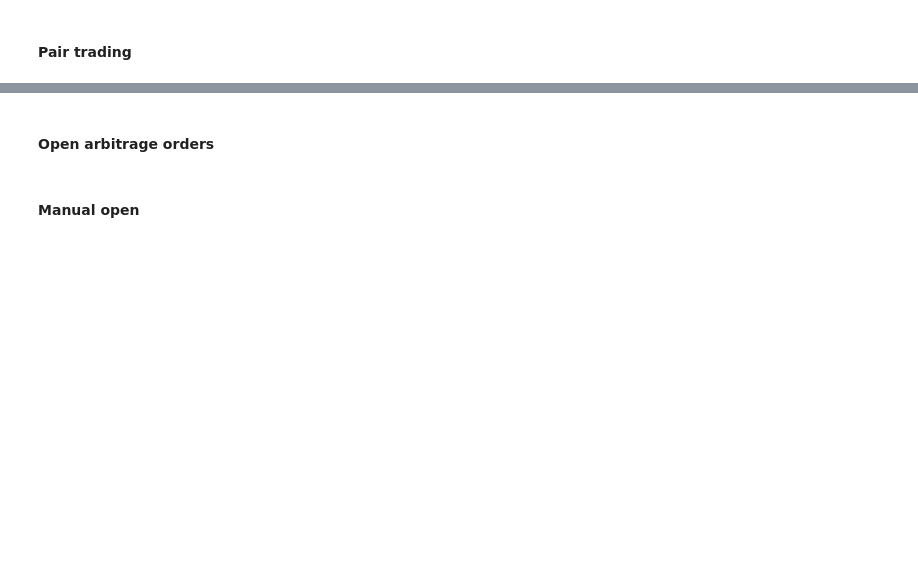
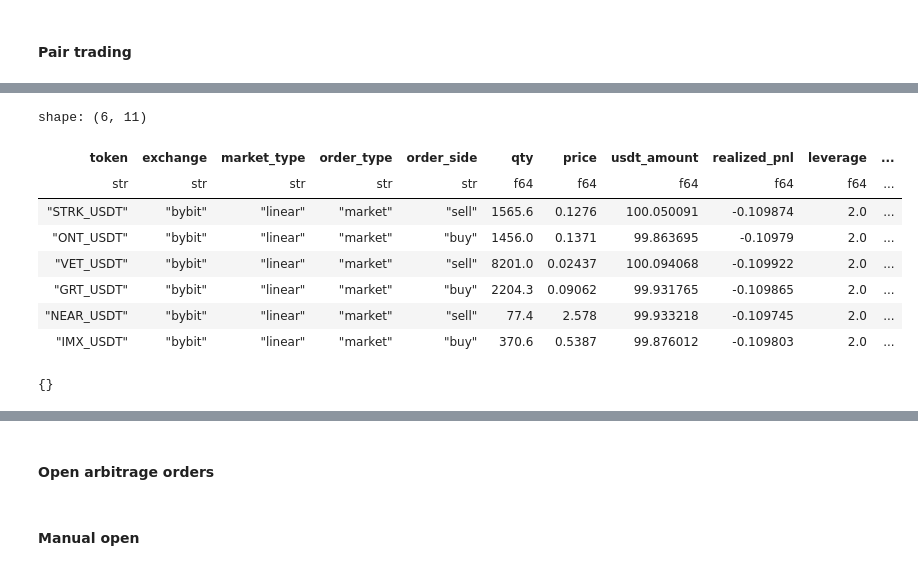
Before and after one commit to elterion/jaref_bot, a Jupyter notebook: 0. Open orders.ipynb, the cells around one changed output, grey strips where cells are left out. Drawn from its saved outputs; the diff is of its cells as text; code cells hidden in the pictures; blank space fills up the shorter version.

```diff
--- a/0. Open orders.ipynb
+++ b/0. Open orders.ipynb
@@ -257,0 +197,5 @@ choice(low_in_params)
+# %%
+@lru_cache
+def set_leverage_cached(token, leverage):
+    set_leverage(demo=demo, exc='bybit_linear', symbol=token + '_USDT', leverage=leverage)
+    logger.info(f'Leverage for {token} changing to {leverage}...')
@@ -257,0 +304,17 @@ choice(low_in_params)
+# %%
+demo = True
+exchange = 'bybit'
+min_order = 50
+max_position = 100
+leverage = 2
+fee_rate = 0.00055
+# %%
+for _, token_1, token_2, tf, wind, low_in, high_in, low_out, high_out in sorted_params:
+    set_leverage_cached(token=token_1, leverage=leverage)
+    set_leverage_cached(token=token_2, leverage=leverage)
+# %%
+end_time = datetime.now().replace(tzinfo=ZoneInfo("Europe/Moscow"))
+start_time = end_time - timedelta(hours = 48)
+cols_to_drop = ('exchange', 'market_type', 'bid_price', 'bid_size', 'ask_price', 'ask_size')
+
+z_score_df = pl.DataFrame()
@@ -257,0 +604,18 @@ choice(low_in_params)
+# %%
+current_orders = postgre_manager.get_table('current_orders', df_type='polars')
+current_orders
+# %% [output]
+shape: (6, 11)
+| token | exchange | market_type | order_type | order_side | qty | price | usdt_amount | realized_pnl | leverage | ... |
+| str | str | str | str | str | f64 | f64 | f64 | f64 | f64 | ... |
+| "STRK_USDT" | "bybit" | "linear" | "market" | "sell" | 1565.6 | 0.1276 | 100.050091 | -0.109874 | 2.0 | ... |
+| "ONT_USDT" | "bybit" | "linear" | "market" | "buy" | 1456.0 | 0.1371 | 99.863695 | -0.10979 | 2.0 | ... |
+| "VET_USDT" | "bybit" | "linear" | "market" | "sell" | 8201.0 | 0.02437 | 100.094068 | -0.109922 | 2.0 | ... |
+| "GRT_USDT" | "bybit" | "linear" | "market" | "buy" | 2204.3 | 0.09062 | 99.931765 | -0.109865 | 2.0 | ... |
+| "NEAR_USDT" | "bybit" | "linear" | "market" | "sell" | 77.4 | 2.578 | 99.933218 | -0.109745 | 2.0 | ... |
+| "IMX_USDT" | "bybit" | "linear" | "market" | "buy" | 370.6 | 0.5387 | 99.876012 | -0.109803 | 2.0 | ... |
+# %%
+pending_orders = redis_orders.get_pending_orders()
+pending_orders
+# %% [output]
+{}
```
Also changed, not shown: parts of 28 cells of this notebook, 9 other files.
